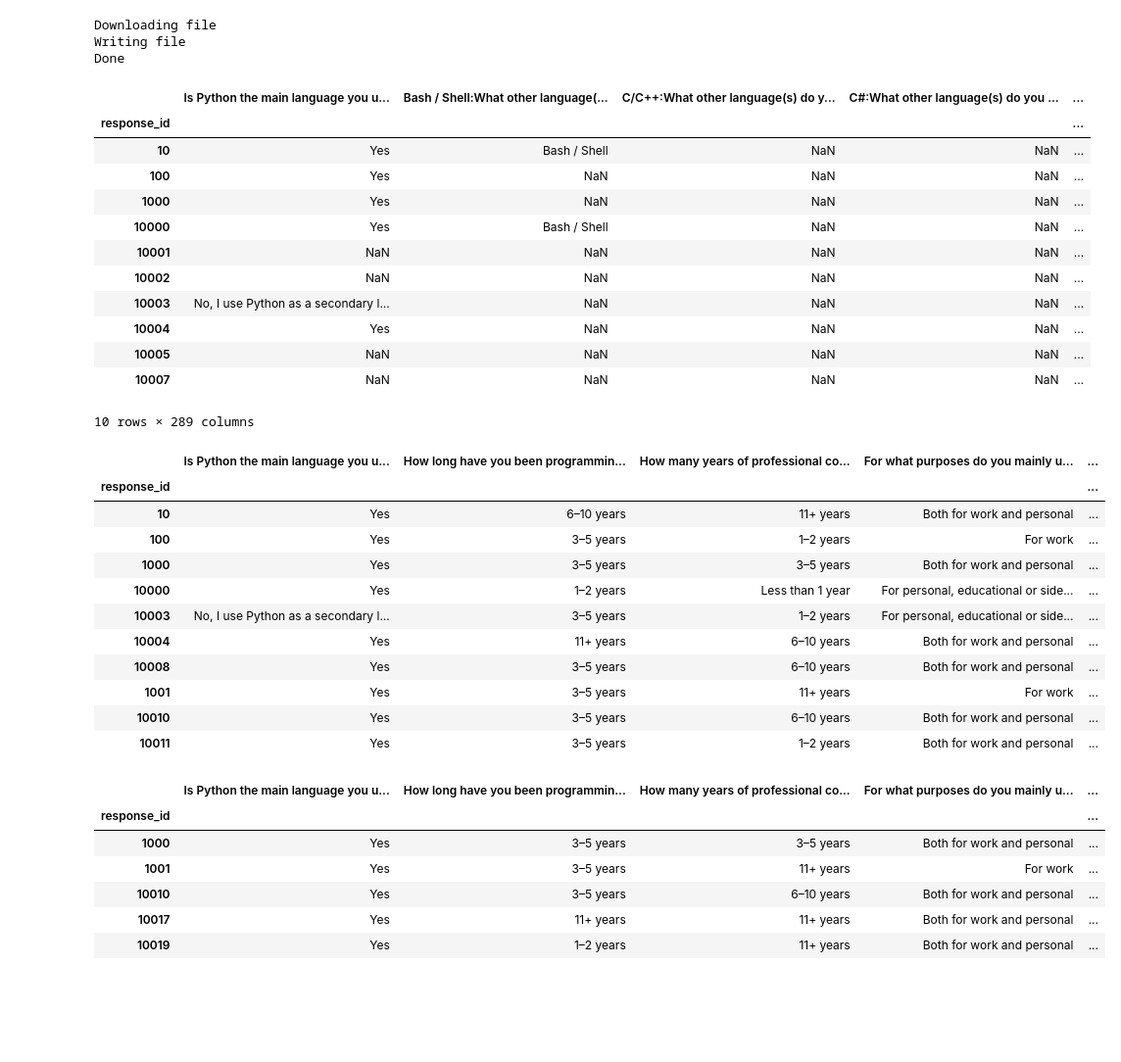
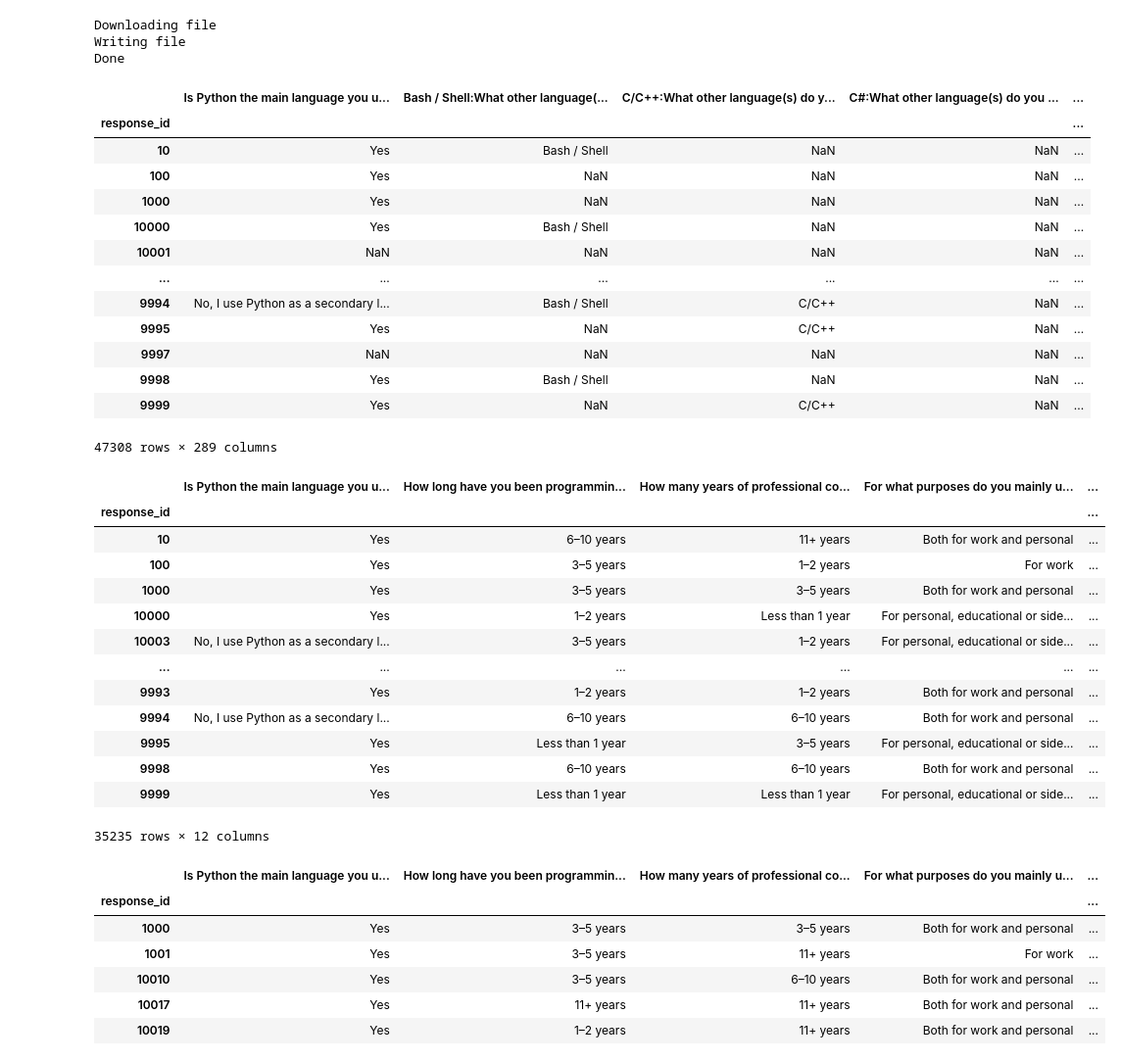
Before and after one commit to leandrob13/dev-survey-analysis, a Jupyter notebook: notebooks/python_dev_survey_2019.ipynb, the cells around one changed output. Shown at 98% size. Drawn from its saved outputs; the diff is of its cells as text; code cells hidden in the pictures; blank space fills up the shorter version.

```diff
--- a/notebooks/python_dev_survey_2019.ipynb
+++ b/notebooks/python_dev_survey_2019.ipynb
@@ -27,7 +41,7 @@ save_response_content(res)
 print("Done")
 
 df = pd.read_csv(LOCATION).set_index("response_id")
-df.head(10)
+df
 # %% [output]
 Downloading file
 Writing file
@@ -39,42 +53,45 @@ Done
 | 1000 | Yes | NaN | NaN | NaN | ... |
 | 10000 | Yes | Bash / Shell | NaN | NaN | ... |
 | 10001 | NaN | NaN | NaN | NaN | ... |
-| 10002 | NaN | NaN | NaN | NaN | ... |
-| 10003 | No, I use Python as a secondary l... | NaN | NaN | NaN | ... |
-| 10004 | Yes | NaN | NaN | NaN | ... |
-| 10005 | NaN | NaN | NaN | NaN | ... |
-| 10007 | NaN | NaN | NaN | NaN | ... |
+| ... | ... | ... | ... | ... | ... |
+| 9994 | No, I use Python as a secondary l... | Bash / Shell | C/C++ | NaN | ... |
+| 9995 | Yes | NaN | C/C++ | NaN | ... |
+| 9997 | NaN | NaN | NaN | NaN | ... |
+| 9998 | Yes | Bash / Shell | NaN | NaN | ... |
+| 9999 | Yes | NaN | C/C++ | NaN | ... |
-10 rows × 289 columns
+47308 rows × 289 columns
 # %%
 cols = [
     'Is Python the main language you use for your current projects?',
     'How long have you been programming in Python?',
     'How many years of professional coding experience do you have?',
     'For what purposes do you mainly use Python?',
     'Data analysis: What do you use Python for?',
     'Machine learning: What do you use Python for?',
     'Data analysis:To what extent are you involved in the following activities?',
     'Machine learning:To what extent are you involved in the following activities?',
     'What do you use Python for the most?',
     'What is your employment status?',
     'Could you tell us your age range?',
     'What country do you live in?'
 ]
 
 new_df = df[cols].copy().dropna(how="all")
-new_df.head(10)
+new_df
 # %% [output]
 |  | Is Python the main language you u... | How long have you been programmin... | How many years of professional co... | For what purposes do you mainly u... | ... |
 | response_id |  |  |  |  | ... |
 | 10 | Yes | 6–10 years | 11+ years | Both for work and personal | ... |
 | 100 | Yes | 3–5 years | 1–2 years | For work | ... |
 | 1000 | Yes | 3–5 years | 3–5 years | Both for work and personal | ... |
 | 10000 | Yes | 1–2 years | Less than 1 year | For personal, educational or side... | ... |
 | 10003 | No, I use Python as a secondary l... | 3–5 years | 1–2 years | For personal, educational or side... | ... |
-| 10004 | Yes | 11+ years | 6–10 years | Both for work and personal | ... |
-| 10008 | Yes | 3–5 years | 6–10 years | Both for work and personal | ... |
-| 1001 | Yes | 3–5 years | 11+ years | For work | ... |
-| 10010 | Yes | 3–5 years | 6–10 years | Both for work and personal | ... |
-| 10011 | Yes | 3–5 years | 1–2 years | Both for work and personal | ... |
+| ... | ... | ... | ... | ... | ... |
+| 9993 | Yes | 1–2 years | 1–2 years | Both for work and personal | ... |
+| 9994 | No, I use Python as a secondary l... | 6–10 years | 6–10 years | Both for work and personal | ... |
+| 9995 | Yes | Less than 1 year | 3–5 years | For personal, educational or side... | ... |
+| 9998 | Yes | 6–10 years | 6–10 years | Both for work and personal | ... |
+| 9999 | Yes | Less than 1 year | Less than 1 year | For personal, educational or side... | ... |
+35235 rows × 12 columns
 # %%
 import functools as ft
```
Also changed, not shown: parts of 2 cells of this notebook.
